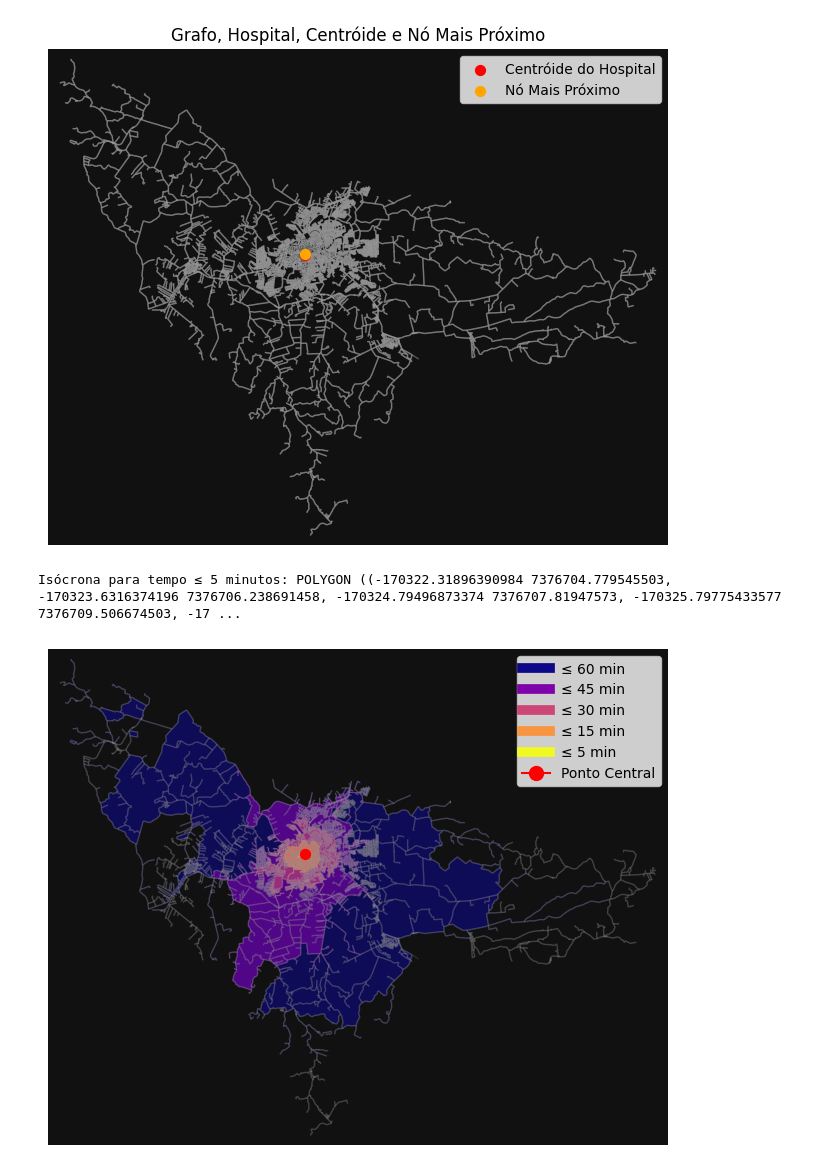
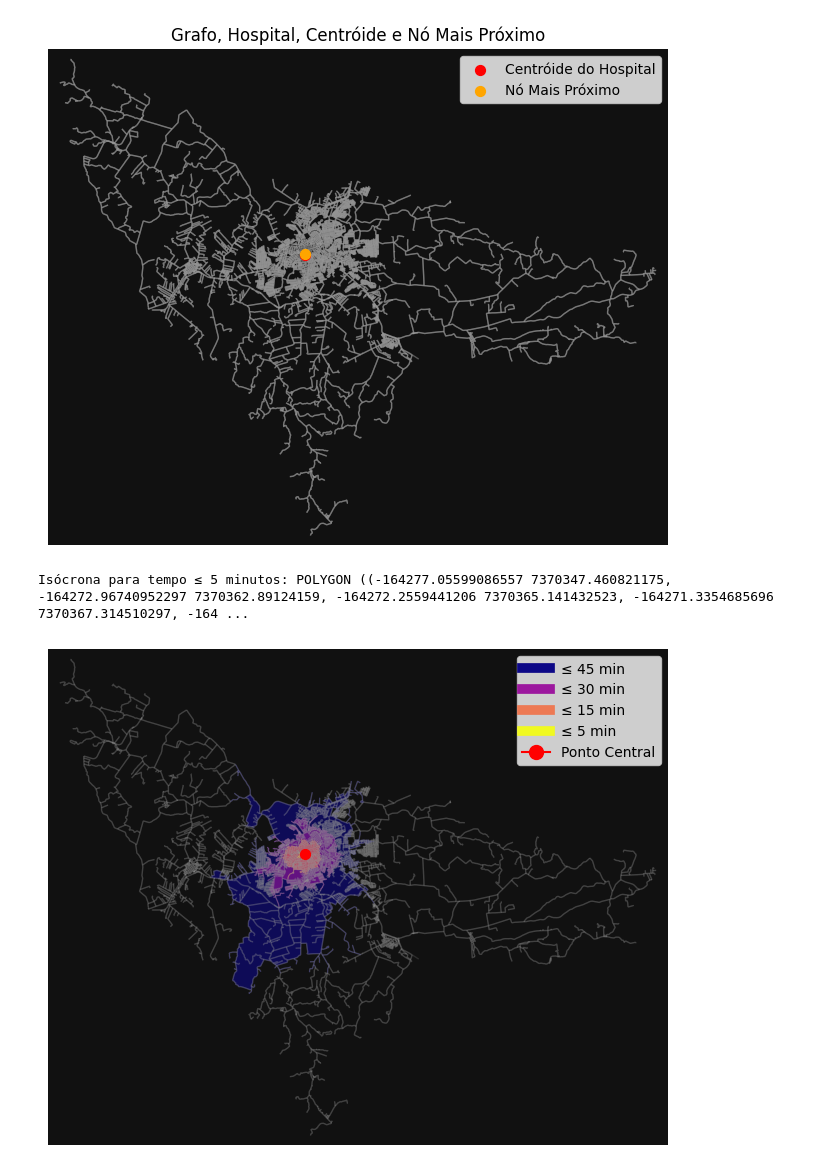
Before and after one commit to ENGCSS/Trabalho_Analise_espacial_de_redes, a Jupyter notebook: Tb_Redes.ipynb, the cells around one changed output. Drawn from its saved outputs; the diff is of its cells as text; code cells hidden in the pictures.

```diff
--- a/Tb_Redes.ipynb
+++ b/Tb_Redes.ipynb
@@ -35,6 +85,7 @@ Resolving deltas: 100% (24/24), done.
 # %%
 #DEFINE O CRS DO PROJETO
-crs_proj = "EPSG:32723"
+crs_utm = "EPSG:32723"
+crs_geo = "EPSG:4326"                                                          # WGS 84 Latitude/Longitude
 # %%
 # DEFINI DA CIDADE
 cidade = "Apucarana, Brasil"                                            # Define o nome da cidade para ser usado na extração de dados geográficos
@@ -155,11 +205,9 @@ gdf_hospital.plot()
 <Axes: >
 [figure]
 # %%
-hospital_coords = gdf_hospital.geometry.iloc[0]
+centroide_hospital_utm = gdf_hospital_utm.centroid
 
-centroide_hospital = hospital_coords.centroid
-
-nodo_central = ox.distance.nearest_nodes(grafo_rede_viaria_utm,
-                                         X=centroide_hospital.x,
-                                         Y=centroide_hospital.y
-                                         )
+nodo_central_utm = ox.distance.nearest_nodes(grafo_rede_viaria_utm,
+                                         X=centroide_hospital_utm.x,
+                                         Y=centroide_hospital_utm.y
+                                         )[0]
@@ -270,3 +259,19 @@ def gerar_pols_isocronas(grafo,
 # %%
 velocidade_deslocamento = 4                                                     # Velocidade de caminhada em km/h
-tempos_viagem = [5, 15, 30, 45, 60]                                             # Tempos de viagem em minutos
+tempos_viagem = [5, 15, 30, 45]                                                 # Tempos de viagem em minutos
+
+poligonos_tempo = gerar_poligonos_isocronas(grafo=grafo_rede_viaria_utm,
+                                            nodo_central=nodo_central_utm,
+                                            valores_metrica=tempos_viagem,
+                                            metrica="tempo_viagem",
+                                            buffer_nodos=5,
+                                            preencher=True
+                                            )
+
+gdf_isocronas_tempo = gpd.GeoDataFrame(geometry=poligonos_tempo)
+gdf_isocronas_tempo = gdf_isocronas_tempo.set_crs(crs_utm)
+
+for i, poligono in enumerate(poligonos_tempo):
+    print(f"Isócrona para tempo ≤ {tempos_viagem[i]} minutos:", poligono)
+# %% [output]
+Isócrona para tempo ≤ 5 minutos: POLYGON ((-164277.05599086557 7370347.460821175, -164272.96740952297 7370362.89124159, -164272.2559441206 7370365.141432523, -164271.3354685696 7370367.314510297, -164 ...
@@ -281,5 +277,0 @@ poligonos_tempo = gerar_poligonos_isocronas(grafo=grafo_rede_viaria_utm,
-# %%
-for i, poligono in enumerate(poligonos_tempo):
-    print(f"Isócrona para tempo ≤ {tempos_viagem[i]} minutos:", poligono)
-# %% [output]
-Isócrona para tempo ≤ 5 minutos: POLYGON ((-170322.31896390984 7376704.779545503, -170323.6316374196 7376706.238691458, -170324.79496873374 7376707.81947573, -170325.79775433577 7376709.506674503, -17 ...
@@ -309,37 +299,38 @@ gdf_isocronas_tempo.plot(ax=eixo,
                          )
 
 # Adicionar o ponto central ao gráfico
-nodo_central_x, nodo_central_y = grafo_rede_viaria_utm.nodes[nodo_central]["x"], grafo_rede_viaria_utm.nodes[nodo_central]["y"]
+nodo_central_x, nodo_central_y = grafo_rede_viaria_utm.nodes[nodo_central_utm]["x"], grafo_rede_viaria_utm.nodes[nodo_central_utm]["y"]
 
 eixo.scatter(nodo_central_x,
              nodo_central_y,
              c="red",
              s=50,
              zorder=10,
              label="Ponto Central"
              )
 
 # Criar a legenda com cores associadas aos tempos de viagem
-legenda_tempos = [
-    Line2D([0], [0], color=cores_isocronas[i], lw=7, label=f"≤ {tempo} min")
-    for i, tempo in enumerate(sorted(tempos_viagem, reverse=True))
-]
+legenda_tempos = [Line2D([0], [0],
+                         color=cores_isocronas[i],
+                         lw=7,
+                         label=f"≤ {tempo} min"
+                         )for i, tempo in enumerate(sorted(tempos_viagem,reverse=True))]
 
 # Adicionar o ponto central à legenda
 legenda_ponto_central = Line2D([0], [0],
                                marker="o",
                                color="red",
                                label="Ponto Central",
                                markersize=10
                                )
 
 # Adicionar a legenda ao gráfico
 plt.legend(handles=legenda_tempos + [legenda_ponto_central],
            loc="upper right"
            )
 
 # Mostrar o gráfico
 plt.show()
 # %% [output]
-[figure, old version]
+[figure, new version]
 # %%
```
Also changed, not shown: parts of 18 cells of this notebook.
